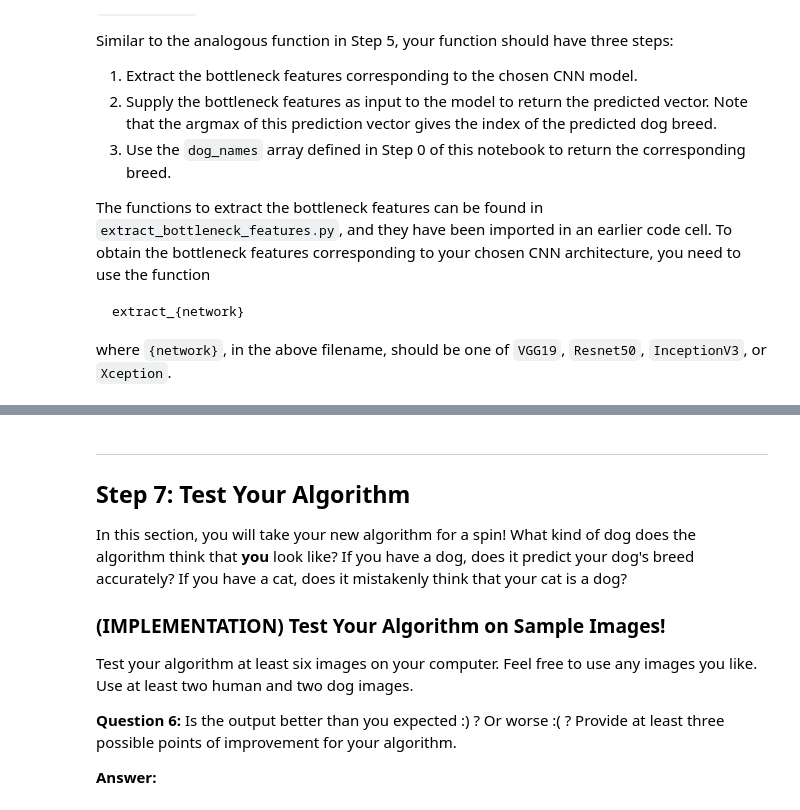
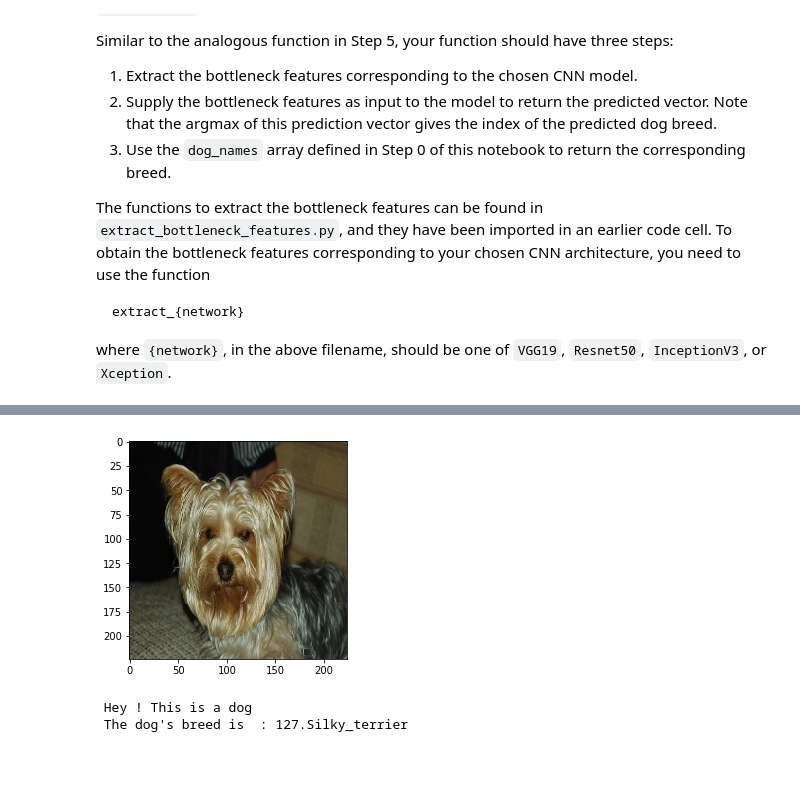
Before and after one commit to henryji96/Machine_Learning_Projects_Udacity, a Jupyter notebook: projects/6dog_breed_recognition/dog_app.ipynb, the cells around one changed output, grey strips where cells are left out. Drawn from its saved outputs; the diff is of its cells as text; code cells hidden in the pictures; blank space fills up the shorter version.

```diff
--- a/projects/6dog_breed_recognition/dog_app.ipynb
+++ b/projects/6dog_breed_recognition/dog_app.ipynb
@@ -477,6 +734,7 @@ __Answer:__
 ### (IMPLEMENTATION) Compile the Model
 # %%
 ### TODO: Compile the model.
+Resnet50_model.compile(loss='categorical_crossentropy', optimizer='rmsprop', metrics=['accuracy'])
 # %% [markdown]
 ### (IMPLEMENTATION) Train the Model
 
@@ -489,6 +774,7 @@ You are welcome to [augment the training data](https://blog.keras.io/building-po
 ### (IMPLEMENTATION) Load the Model with the Best Validation Loss
 # %%
 ### TODO: Load the model weights with the best validation loss.
+Resnet50_model.load_weights('saved_models/weights.best.Resnet50.hdf5')
 # %% [markdown]
 ### (IMPLEMENTATION) Test the Model
 
@@ -531,3 +839,38 @@ Some sample output for our algorithm is provided below, but feel free to design
 
 
 ### (IMPLEMENTATION) Write your Algorithm
+# %%
+### TODO: Write your algorithm.
+### Feel free to use as many code cells as needed.
+from keras.preprocessing import image
+from os import walk
+from os import listdir
+from os.path import isfile, join
+import random
+
+def show_image(path):
+    #img = image.load_img(path, target_size=(224, 224))
+    img = image.load_img(path)
+    img = image.img_to_array(img)
+    plt.imshow(img/255)
+    plt.show()
+def predicts_dog_breed(path):
+    show_image(path)
+    img = cv2.imread(path,-1)
+    #Takes the original image and converts it into (224,224)
+    img_resize = cv2.resize(img,(224,224))
+    cv2.imwrite('test_img.jpg',img_resize)# saving the edited image as test_edit
+    #show_image('test_img.jpg')
+
+    if (face_detector(path)): #if it's a human
+        print (" Image contains a human: ")
+        dog_breed = Resnet50_predict_breed('test_img.jpg')
+        print (" Which looks like a : ", dog_breed )
+
+    elif (dog_detector('test_img.jpg')==1): #if it's a dog
+        print(" Hey ! This is a dog ")
+        dog_breed = Resnet50_predict_breed('test_img.jpg')
+        print (" The dog's breed is  :", dog_breed )
+
+    else: #for something else
+        print (" This is something else ")
@@ -534,17 +895,9 @@ Some sample output for our algorithm is provided below, but feel free to design
 # %%
-### TODO: Write your algorithm.
-### Feel free to use as many code cells as needed.
+## TODO: Execute your algorithm from Step 6 on
+## at least 6 images on your computer.
+## Feel free to use as many code cells as needed.
+predicts_dog_breed('/dogImages/train/133.Yorkshire_terrier/Yorkshire_terrier_08350.jpg')
+# %% [output]
+[figure, added]
+ Hey ! This is a dog
+ The dog's breed is  : 127.Silky_terrier
-# %% [markdown]
----
-<a id='step7'></a>
-## Step 7: Test Your Algorithm
-
-In this section, you will take your new algorithm for a spin!  What kind of dog does the algorithm think that __you__ look like?  If you have a dog, does it predict your dog's breed accurately?  If you have a cat, does it mistakenly think that your cat is a dog?
-
-### (IMPLEMENTATION) Test Your Algorithm on Sample Images!
-
-Test your algorithm at least six images on your computer.  Feel free to use any images you like.  Use at least two human and two dog images.
-
-__Question 6:__ Is the output better than you expected :) ?  Or worse :( ?  Provide at least three possible points of improvement for your algorithm.
-
-__Answer:__
```
Also changed, not shown: parts of 45 cells of this notebook, 15 other files.
